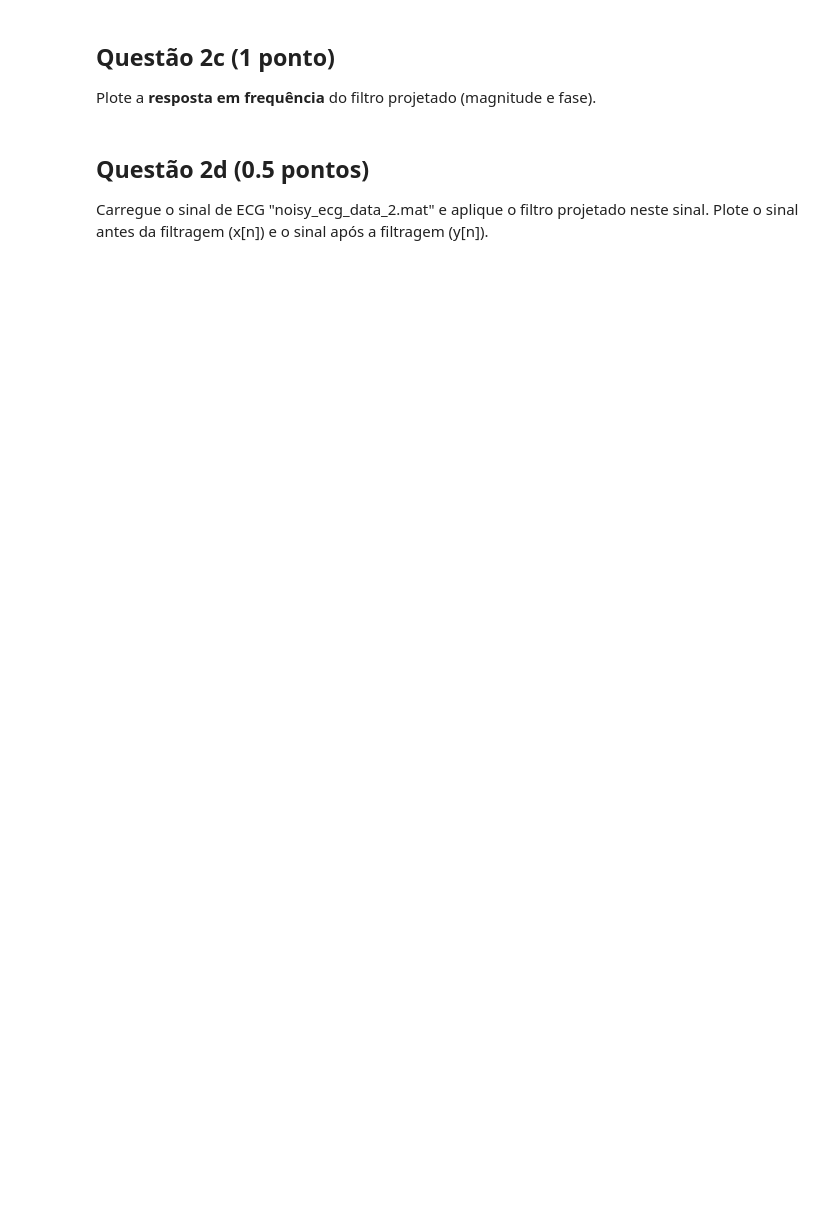
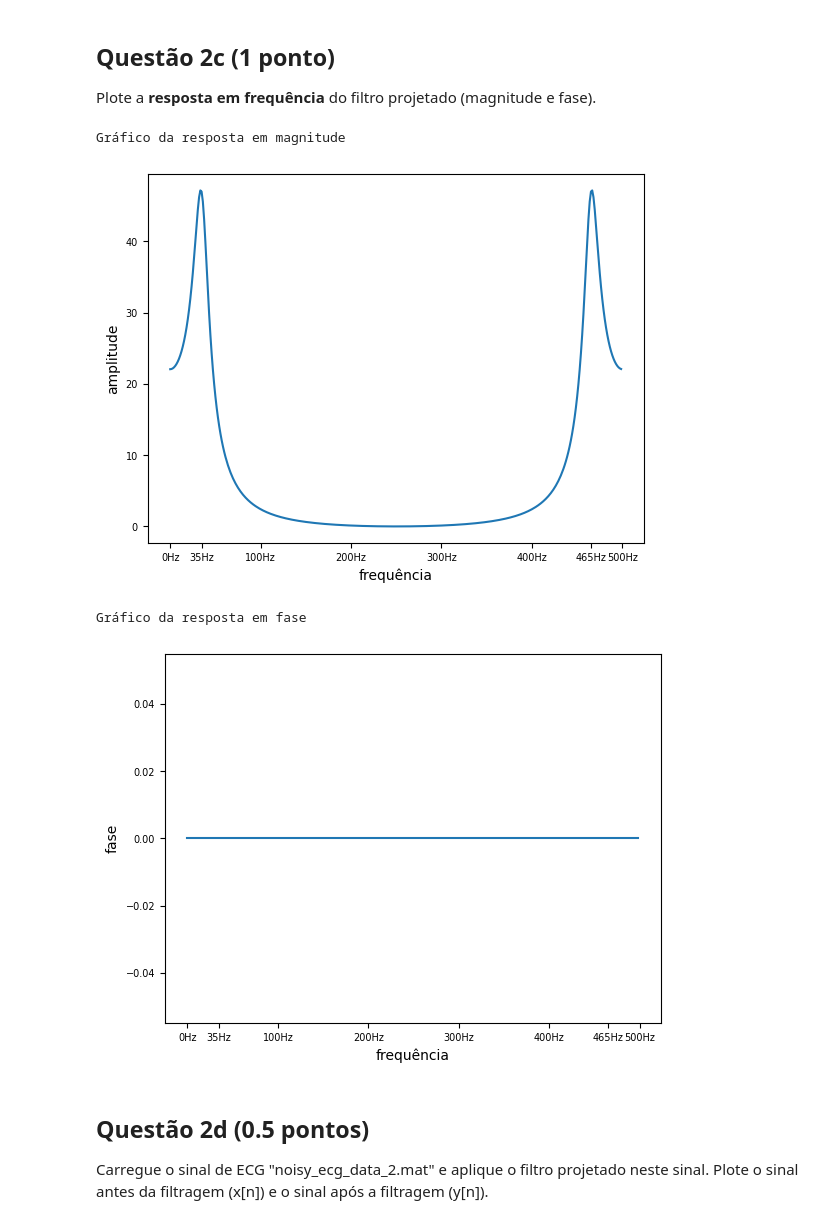
Before and after one commit to CristianoCTS/SSTD, a Jupyter notebook: Projeto-2/211028050-projeto2.ipynb, the cells around one changed output. Saved outputs shown, nothing was run; the diff lists cells and outputs as text; code cells hidden in the pictures; blank space fills up the shorter version.

```diff
--- a/Projeto-2/211028050-projeto2.ipynb
+++ b/Projeto-2/211028050-projeto2.ipynb
@@ -94,13 +127,11 @@ A partir do diagrama desenvolvido na questão anterior, escreva a função de tr
 
 Plote a **resposta em frequência** do filtro projetado (magnitude e fase).
 # %%
-
-
 rm = []
 rf = []
 for j in range(360):
-    rm.append(resposta_magnitude(j, 0.9))
-    rf.append(resposta_fase(j, 0.9))
+    rm.append(resposta_magnitude1(j, 0.9))
+    rf.append(resposta_fase1(j, 0.9))
 
 
 print("Gráfico da resposta em magnitude")
@@ -181,3 +214,33 @@ Plote a **resposta em frequência** do filtro projetado (magnitude e fase).
+# %%
+rm = []
+rf = []
+for j in range(360):
+    rm.append(resposta_magnitude2(j, 0.9))
+    rf.append(resposta_fase2(j, 0.9))
+
+
+print("Gráfico da resposta em magnitude")
+plt.plot(rm)
+plt.tick_params(axis='x', labelsize=7)
+plt.tick_params(axis='y', labelsize=7)
+plt.xticks([0, 25.2, 72, 144, 216, 288, 334.8, 360], ["0Hz", "35Hz", "100Hz", "200Hz", "300Hz", "400Hz", "465Hz", "500Hz"])
+plt.xlabel("frequência")
+plt.ylabel("amplitude")
+plt.show()
+
+print("Gráfico da resposta em fase")
+plt.plot(rf)
+plt.tick_params(axis='x', labelsize=7)
+plt.tick_params(axis='y', labelsize=7)
+plt.xticks([0, 25.2, 72, 144, 216, 288, 334.8, 360], ["0Hz", "35Hz", "100Hz", "200Hz", "300Hz", "400Hz", "465Hz", "500Hz"])
+plt.xlabel("frequência")
+plt.ylabel("fase")
+plt.show()
+# %% [output]
+Gráfico da resposta em magnitude
+[figure, added]
+Gráfico da resposta em fase
+[figure, added]
 # %% [markdown]
 ## Questão 2d (0.5  pontos)
 
```
Also changed, not shown: parts of 8 cells of this notebook, 8 other files.
